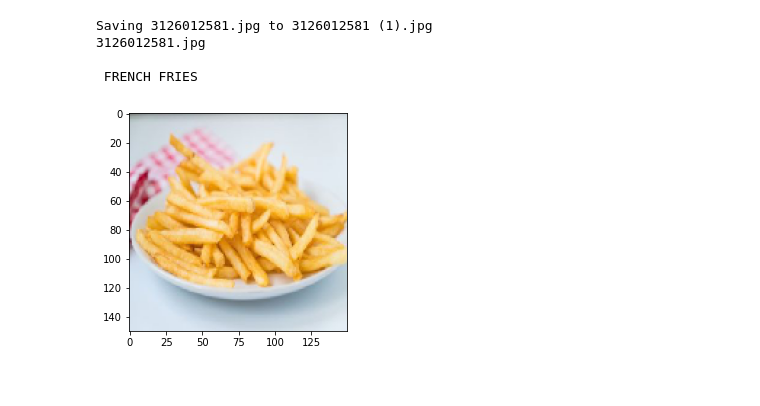
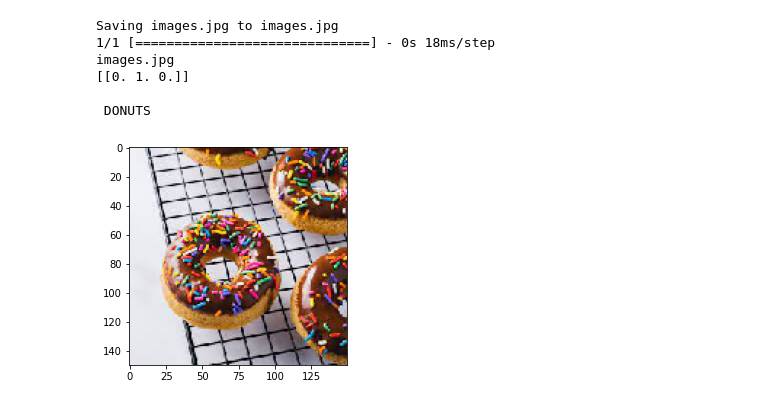
Before and after one commit to Willy030125/CNN_imageFoodClassification, a Jupyter notebook: CNN_imageFoodClassification.ipynb, the cells around one changed output. Cells and saved outputs as stored; diff of their text form; code cells hidden in the pictures.

```diff
--- a/CNN_imageFoodClassification.ipynb
+++ b/CNN_imageFoodClassification.ipynb
@@ -102,6 +98 @@ model = tf.keras.models.Sequential([
 ])
-# %%
-#menentukan loss dan optimizer untuk model serta menampilkan akurasi
-model.compile(loss='categorical_crossentropy',
-              optimizer=tf.optimizers.Adamax(),
-              metrics=['accuracy'])
@@ -108,19 +119,22 @@ model.compile(loss='categorical_crossentropy',
+# %%
+model.compile(loss='categorical_crossentropy',
+              optimizer='adam',
+              metrics=['accuracy'])
 # %%
-#menginisialisasi callback untuk menghentikan pelatihan jika akurasi telah mencapai 95%
 class myCallback(tf.keras.callbacks.Callback):
     def on_epoch_end(self, epoch, logs={}):
-        if(logs.get('accuracy') > 0.85):
-          print("\nTelah mencapai %2.2f%% akurasi, proses melatih dihentikan." %(0.85*100))
+        if(logs.get('val_accuracy') > 0.90):
+          print("\nTraining stopped, Validation accuracy reaches %2.2f%% " %(0.90*100))
           self.model.stop_training = True
 # %%
-#Melatih model
-model.fit(
+history = model.fit(
       train_generator,
-      steps_per_epoch = 5,
+      steps_per_epoch = 30,
       epochs = 300,
       validation_data = validation_generator,
-      validation_steps = 5,
+      validation_steps = 20,
       verbose = 1,
-      callbacks=[myCallback()])
+      callbacks=[myCallback()]
+      )
 # %% [output]
 Epoch 1/300
@@ -144,40 +181,42 @@ Telah mencapai 85.00% akurasi, proses melatih dihentikan.
 # %%
 import numpy as np
 from google.colab import files
-from keras.preprocessing import image
+from tensorflow.keras.utils import load_img, img_to_array
 import matplotlib.pyplot as plt
 import matplotlib.image as mpimg
 import matplotlib.pyplot as plt
 import matplotlib.image as mpimg
 %matplotlib inline
 
 uploaded = files.upload()
 
 for fn in uploaded.keys():
 
   # predicting images
   path = fn
-  img = image.load_img(path, target_size=(150,150))
+  img = load_img(path, target_size=(150,150))
   imgplot = plt.imshow(img)
-  x = image.img_to_array(img)
-  x = np.expand_dims(x, axis=0)
+  x = img_to_array(img)
+  img = np.expand_dims(x, axis=0)
 
-  images = np.vstack([x])
-  classes = model.predict(images, batch_size=10)
+  classes = model.predict(img)
 
   print(fn)
-  if classes[0][0] == 1 :
+  print(classes)
+  if classes[0][0] == 1:
      print("\n CHEESECAKE")
-  elif classes[0][1] == 1 :
+  elif classes[0][1] == 1:
      print("\n DONUTS")
-  elif classes[0][2] == 1 :
+  elif classes[0][2] == 1:
      print("\n FRENCH FRIES")
   else :
     print("\n Gambar Anda tidak dapat diklasifikasi")
 # %% [output]
 [interactive output not drawn]
-Saving 3126012581.jpg to 3126012581 (1).jpg
-3126012581.jpg
+Saving images.jpg to images.jpg
+1/1 [==============================] - 0s 18ms/step
+images.jpg
+[[0. 1. 0.]]
 
- FRENCH FRIES
+ DONUTS
-[figure, old version]
+[figure, new version]
```
Also changed, not shown: parts of 18 cells of this notebook, 5 other files.
